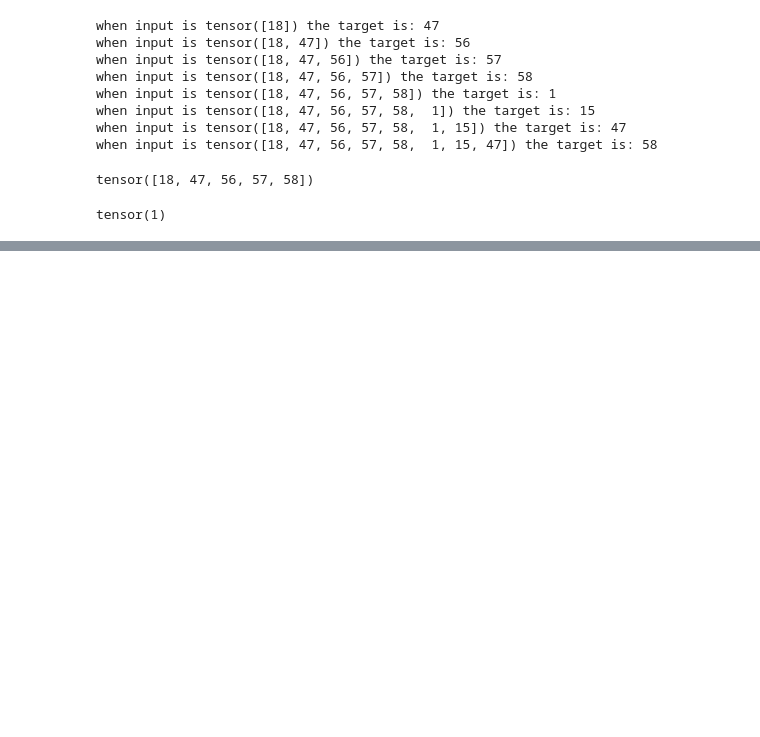
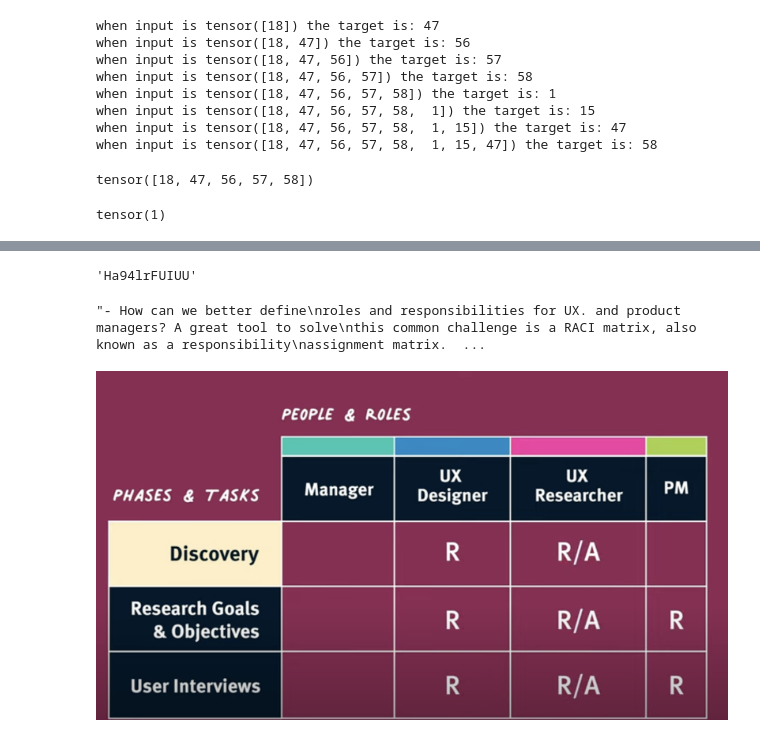
Before and after one commit to Ayush-Pujari-07/hackerRank-practice, a Jupyter notebook: transformers_from_scratch.ipynb, the cells around one changed output, grey strips where cells are left out. Cells and saved outputs as stored; diff of their text form; code cells hidden in the pictures; blank space fills up the shorter version.

```diff
--- a/transformers_from_scratch.ipynb
+++ b/transformers_from_scratch.ipynb
@@ -241,0 +203,22 @@ Downloading video 19 of 19
+# %%
+ytdata.video_id
+# %% [output]
+'Ha94lrFUIUU'
+# %%
+# for i in ytdata.streaming_data['formats']:
+#     if i['qualityLabel'] == "360p":
+#         print(i)
+        # download_video_series(list(i['url']))
+        # r = requests.get(i['url'], stream=True)
+        # print(r.status_code)
+        # # check if the request was successful (status code 200)
+        # r.raise_for_status()
+
+        # # download started
+        # with open("file_name.mp4", 'wb') as f:
+        #     for chunk in r.iter_content(chunk_size=1024*1024):
+        #         if chunk:
+        #             f.write(chunk)
+get_transcript(ytdata.video_id)
+# %% [output]
+"- How can we better define\nroles and responsibilities for UX. and product managers? A great tool to solve\nthis common challenge is a RACI matrix, also known as a responsibility\nassignment matrix.  ...
@@ -241,0 +231,8 @@ Downloading video 19 of 19
+# %%
+from PIL import Image
+
+image = Image.open("/Users/ayushpujari/Desktop/Screenshot 2024-02-25 at 10.25.37 PM.png")
+# %%
+image
+# %% [output]
+[figure, added]
```
Also changed, not shown: parts of 13 cells of this notebook.
